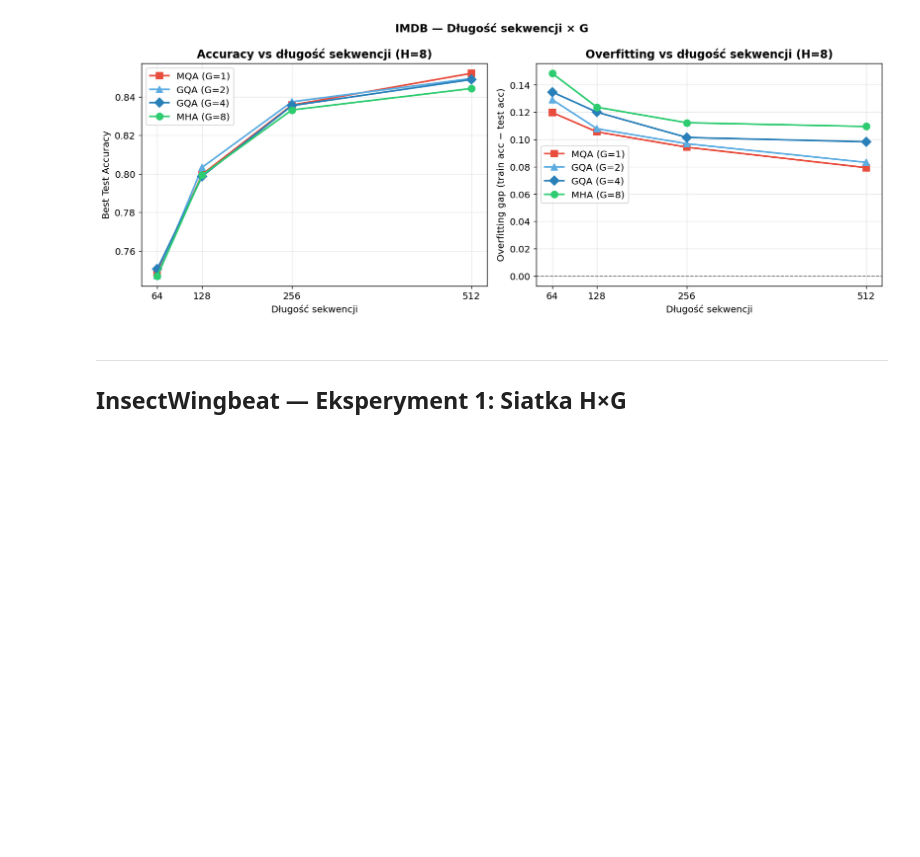
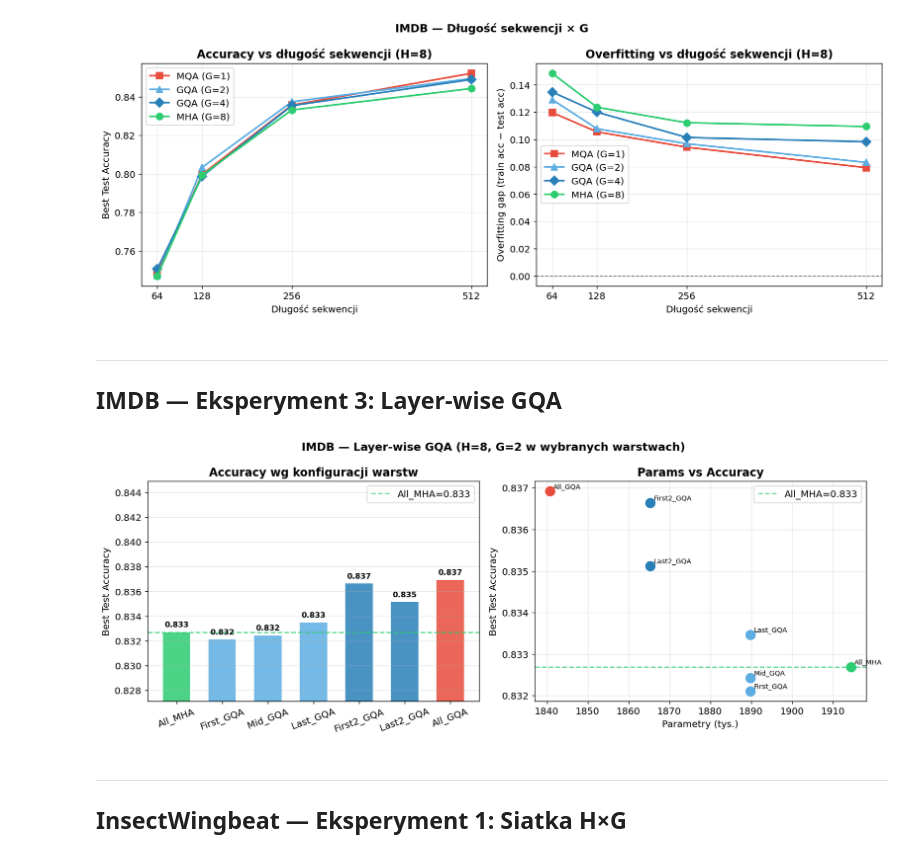
Before and after one commit to mikolaj-olesinski/Deep-Neural-Networks-PWR, a Jupyter notebook: lab12/lista12_wyniki_analiza.ipynb, the cells around one changed output. Saved outputs shown, nothing was run; the diff lists cells and outputs as text; code cells hidden in the pictures; blank space fills up the shorter version.

Commit message:
dodane eksperyment

```diff
--- a/lab12/lista12_wyniki_analiza.ipynb
+++ b/lab12/lista12_wyniki_analiza.ipynb
@@ -178,6 +178,66 @@ plt.savefig('wyniki_imdb_exp2.png', dpi=150, bbox_inches='tight')
 plt.show()
 # %% [output]
 [figure]
+# %% [markdown]
+---
+## IMDB — Eksperyment 3: Layer-wise GQA
+# %%
+exp3 = df_imdb[df_imdb['run_name'].str.startswith('exp3_')].copy()
+
+CFG_ORDER = ['All_MHA', 'First_GQA', 'Mid_GQA', 'Last_GQA', 'First2_GQA', 'Last2_GQA', 'All_GQA']
+N_GQA     = {'All_MHA': 0, 'First_GQA': 1, 'Mid_GQA': 1, 'Last_GQA': 1,
+             'First2_GQA': 2, 'Last2_GQA': 2, 'All_GQA': 3}
+CFG_COLORS = {0: COLORS['MHA'], 1: '#5dade2', 2: '#2980b9', 3: '#e74c3c'}
+
+summary3 = exp3.groupby('config').agg(
+    acc    = ('best_test_acc', 'mean'),
+    params = ('num_params', 'first'),
+).reindex(CFG_ORDER)
+ref_mha = summary3.loc['All_MHA', 'acc']
+
+fig, (ax1, ax2) = plt.subplots(1, 2, figsize=(13, 5))
+
+# --- 1. Bar chart ---
+cfgs       = summary3.index.tolist()
+accs       = summary3['acc'].values
+colors_bar = [CFG_COLORS[N_GQA[c]] for c in cfgs]
+
+bars = ax1.bar(cfgs, accs, color=colors_bar, alpha=0.85, width=0.6)
+ax1.axhline(ref_mha, color=COLORS['MHA'], linestyle='--', linewidth=1.5,
+            alpha=0.7, label=f'All_MHA={ref_mha:.3f}')
+
+for bar, acc in zip(bars, accs):
+    ax1.text(bar.get_x() + bar.get_width() / 2, bar.get_height() + 0.0003,
+             f'{acc:.3f}', ha='center', va='bottom', fontsize=9, fontweight='bold')
+
+ax1.set_ylabel('Best Test Accuracy')
+ax1.set_title('Accuracy wg konfiguracji warstw', fontweight='bold')
+ax1.tick_params(axis='x', rotation=20)
+ax1.grid(True, alpha=0.3, axis='y')
+ax1.legend()
+ax1.set_ylim(accs.min() - 0.005, accs.max() + 0.008)
+
+# --- 2. Params vs Accuracy ---
+for cfg, acc, params in zip(cfgs, accs, summary3['params'].values):
+    n = N_GQA[cfg]
+    ax2.scatter(params / 1000, acc, s=120, color=CFG_COLORS[n], zorder=5)
+    ax2.annotate(cfg, (params / 1000, acc), xytext=(4, 3),
+                 textcoords='offset points', fontsize=8)
+
+ax2.axhline(ref_mha, color=COLORS['MHA'], linestyle='--', linewidth=1.5,
+            alpha=0.7, label=f'All_MHA={ref_mha:.3f}')
+ax2.set_xlabel('Parametry (tys.)')
+ax2.set_ylabel('Best Test Accuracy')
+ax2.set_title('Params vs Accuracy', fontweight='bold')
+ax2.grid(True, alpha=0.3)
+ax2.legend()
+
+plt.suptitle('IMDB — Layer-wise GQA (H=8, G=2 w wybranych warstwach)', fontsize=13, fontweight='bold')
+plt.tight_layout()
+plt.savefig('wyniki_imdb_exp3.png', dpi=150, bbox_inches='tight')
+plt.show()
+# %% [output]
+[figure, added]
 # %% [markdown]
 ---
 ## InsectWingbeat — Eksperyment 1: Siatka H×G
```
Also changed, not shown: parts of 2 cells of this notebook, 3 other files.
